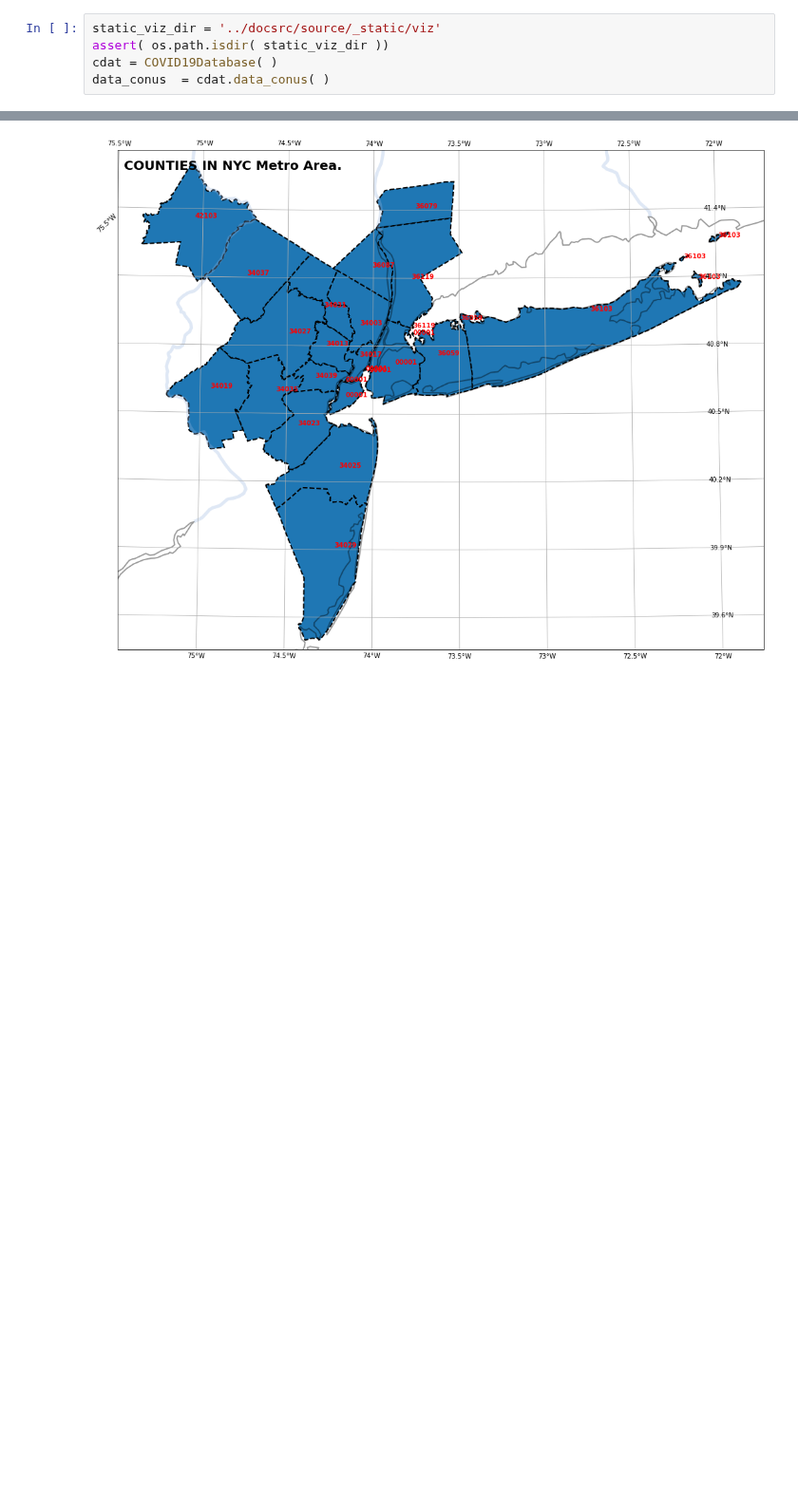
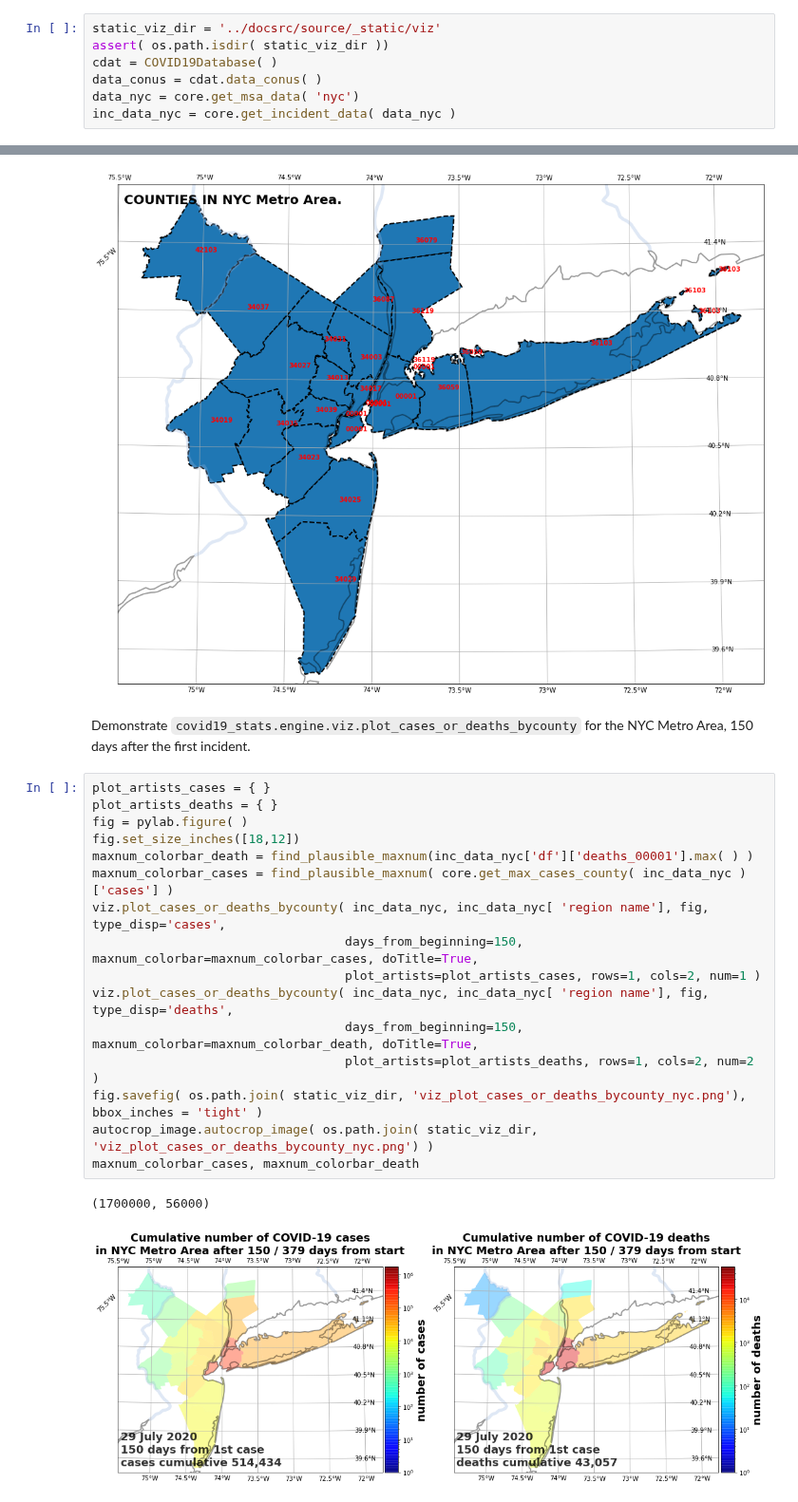
Before and after one commit to tanimislam/covid19_stats, a Jupyter notebook: testing/covid19_excuse_viz_visualizations.ipynb, the cells around one changed output, grey strips where cells are left out. Shown at 95% size. Saved outputs shown, nothing was run; the diff lists cells and outputs as text; blank space fills up the shorter version.

Commit message:
added in documentation for covid19_stats.engine.viz.plot_cases_or_deaths_bycounty

```diff
--- a/testing/covid19_excuse_viz_visualizations.ipynb
+++ b/testing/covid19_excuse_viz_visualizations.ipynb
@@ -15,7 +15,9 @@ Default directory to put visualizations.
 static_viz_dir = '../docsrc/source/_static/viz'
 assert( os.path.isdir( static_viz_dir ))
 cdat = COVID19Database( )
-data_conus  = cdat.data_conus( )
+data_conus = cdat.data_conus( )
+data_nyc = core.get_msa_data( 'nyc')
+inc_data_nyc = core.get_incident_data( data_nyc )
 # %% [markdown]
 Demonstrate `covid19_stats.engine.viz.create_and_draw_fromfig` on the [CONUS](https://en.wikipedia.org/wiki/Contiguous_United_States)
 # %%
@@ -63,3 +65,24 @@ autocrop_image.autocrop_image( os.path.join( static_viz_dir, 'viz_display_msa_ny
 # %% [output]
 True
 [figure]
+# %% [markdown]
+Demonstrate `covid19_stats.engine.viz.plot_cases_or_deaths_bycounty` for the NYC Metro Area, 150 days after the first incident.
+# %%
+plot_artists_cases = { }
+plot_artists_deaths = { }
+fig = pylab.figure( )
+fig.set_size_inches([18,12])
+maxnum_colorbar_death = find_plausible_maxnum(inc_data_nyc['df']['deaths_00001'].max( ) )
+maxnum_colorbar_cases = find_plausible_maxnum( core.get_max_cases_county( inc_data_nyc )['cases'] )
+viz.plot_cases_or_deaths_bycounty( inc_data_nyc, inc_data_nyc[ 'region name'], fig, type_disp='cases',
+                                  days_from_beginning=150,  maxnum_colorbar=maxnum_colorbar_cases, doTitle=True,
+                                  plot_artists=plot_artists_cases, rows=1, cols=2, num=1 )
+viz.plot_cases_or_deaths_bycounty( inc_data_nyc, inc_data_nyc[ 'region name'], fig, type_disp='deaths',
+                                  days_from_beginning=150,  maxnum_colorbar=maxnum_colorbar_death, doTitle=True,
+                                  plot_artists=plot_artists_deaths, rows=1, cols=2, num=2 )
+fig.savefig( os.path.join( static_viz_dir, 'viz_plot_cases_or_deaths_bycounty_nyc.png'), bbox_inches = 'tight' )
+autocrop_image.autocrop_image( os.path.join( static_viz_dir, 'viz_plot_cases_or_deaths_bycounty_nyc.png') )
+maxnum_colorbar_cases, maxnum_colorbar_death
+# %% [output]
+(1700000, 56000)
+[figure, added]
```
Also changed, not shown: parts of 2 cells of this notebook, 4 other files.
